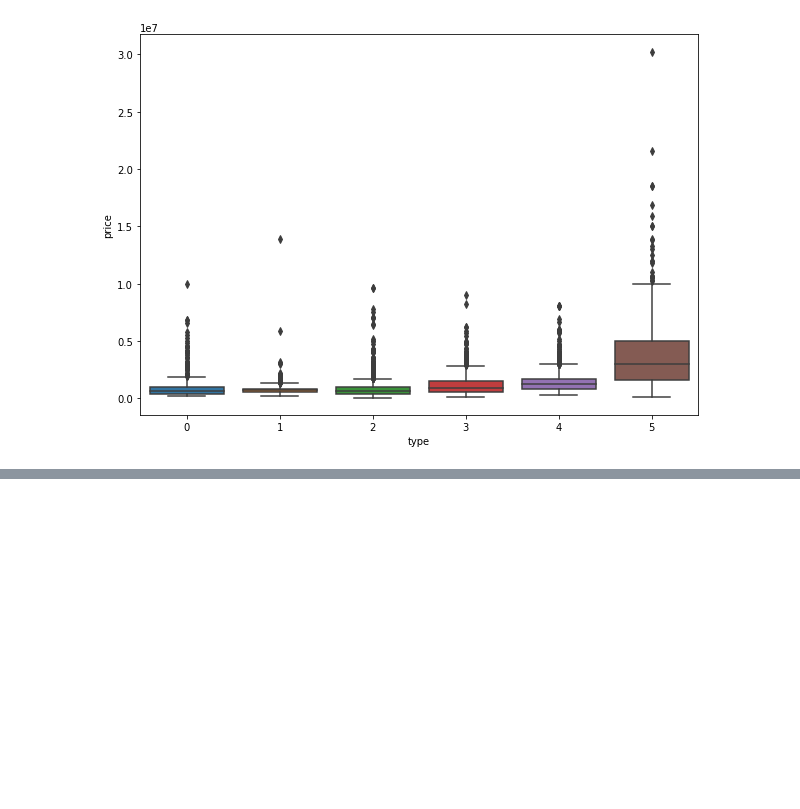
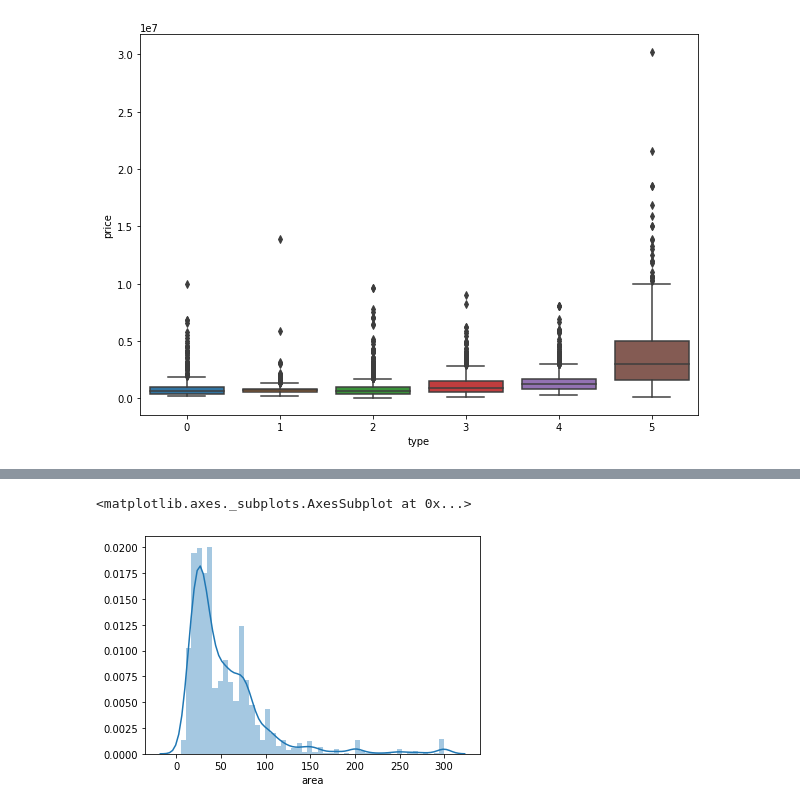
Before and after one commit to nguyen-quang-phu/projectDataScience, a Jupyter notebook: Model.ipynb, the cells around one changed output, grey strips where cells are left out. Saved outputs shown, nothing was run; the diff lists cells and outputs as text; code cells hidden in the pictures; blank space fills up the shorter version.

```diff
--- a/Model.ipynb
+++ b/Model.ipynb
@@ -272,0 +346,3 @@ plt.show()
+# %%
+df = df[df["area"].isnull() | ((df["area"] >= 5) & (df["area"] <= 500))]
+df.shape
@@ -272,0 +365,3 @@ plt.show()
+# %%
+df = df[df["area"].isnull() | (df["area"] <= 300)]
+df.shape
@@ -272,0 +394,6 @@ plt.show()
+# %%
+new_area = df["area"].apply(lambda x: x if math.isnan(x) == False else df["area"].mean())
+sns.distplot(new_area)
+# %% [output]
+<matplotlib.axes._subplots.AxesSubplot at 0x...>
+[figure, added]
```
Also changed, not shown: parts of 20 cells of this notebook.
